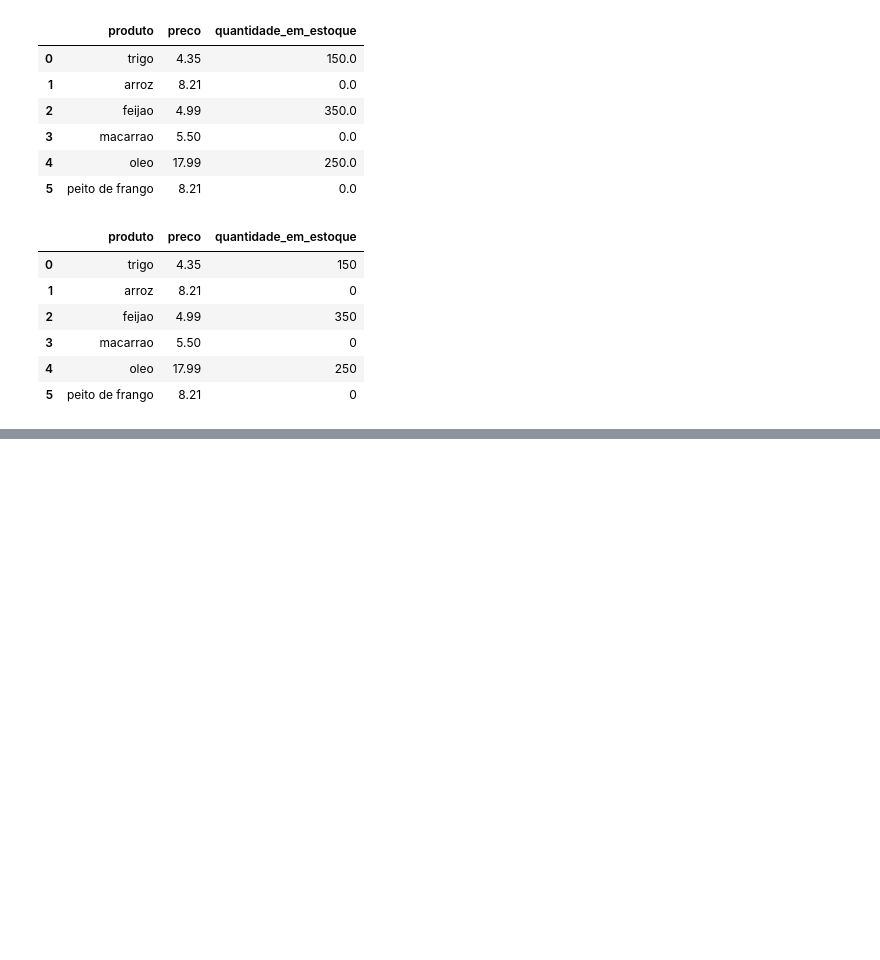
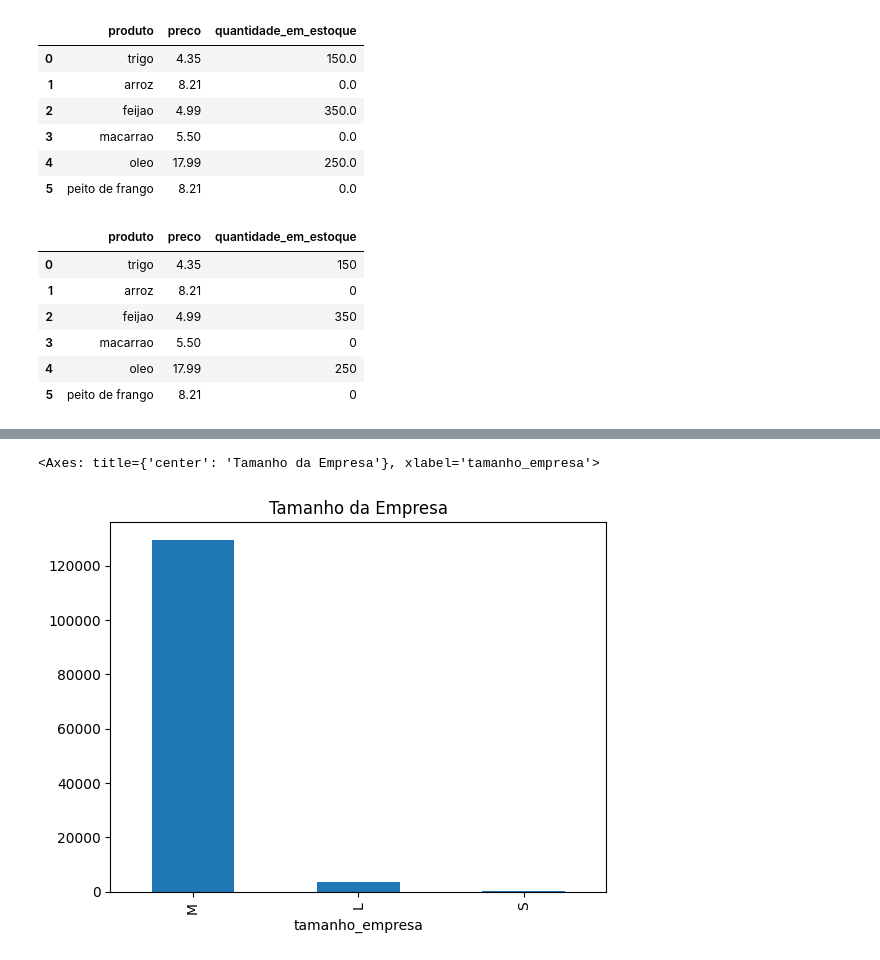
Before and after one commit to boechat/pythonestudando, a Jupyter notebook: Alura Imersao Dados_Python 2025.ipynb, the cells around one changed output, grey strips where cells are left out. Cells and saved outputs as stored; diff of their text form; code cells hidden in the pictures; blank space fills up the shorter version.

```diff
--- a/Alura Imersao Dados_Python 2025.ipynb
+++ b/Alura Imersao Dados_Python 2025.ipynb
@@ -516,0 +528,5 @@ df_produtos
+# %%
+df_limpo['tamanho_empresa'].value_counts().plot(kind='bar', title= 'Tamanho da Empresa')
+# %% [output]
+<Axes: title={'center': 'Tamanho da Empresa'}, xlabel='tamanho_empresa'>
+[figure, added]
```
Also changed, not shown: parts of 23 cells of this notebook.
